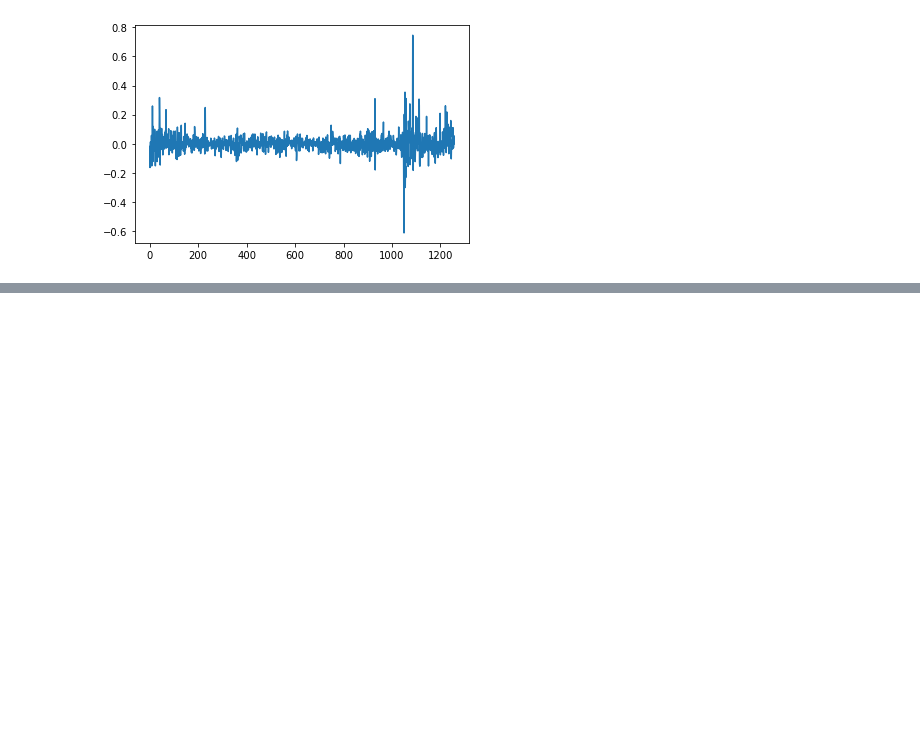
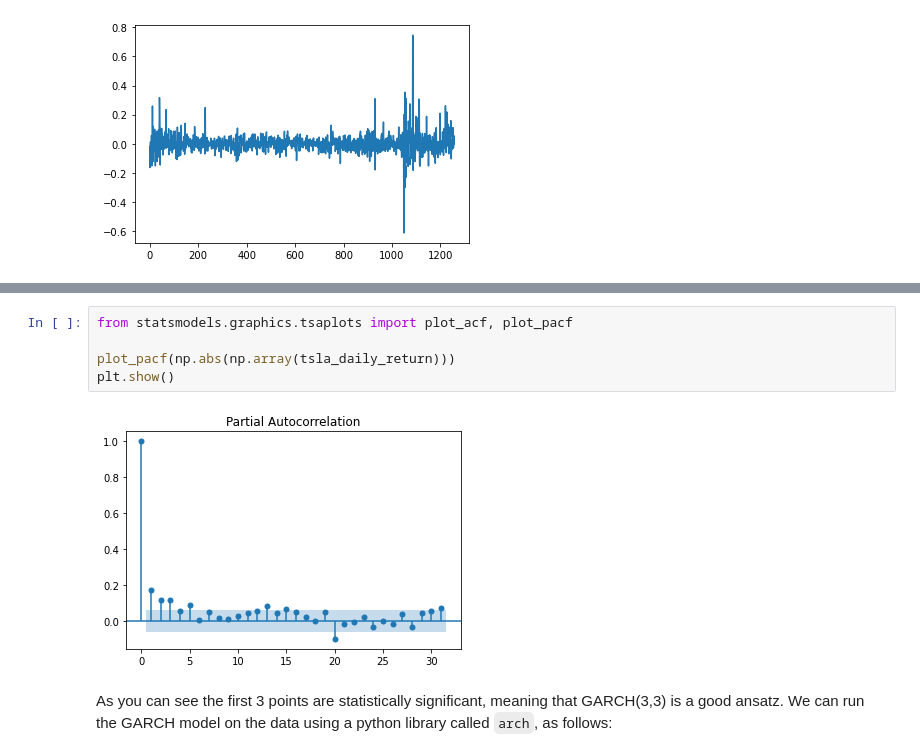
Before and after one commit to theheavygluon/Risk-Management-Course, a Jupyter notebook: Lecture 4 - Time Series Analysis.ipynb, the cells around one changed output, grey strips where cells are left out. Cells and saved outputs as stored; diff of their text form; blank space fills up the shorter version.

```diff
--- a/Lecture 4 - Time Series Analysis.ipynb
+++ b/Lecture 4 - Time Series Analysis.ipynb
@@ -514,0 +549,9 @@ Once the model has been fit and the estimated parameters have been returned, one
+# %%
+from statsmodels.graphics.tsaplots import plot_acf, plot_pacf
+
+plot_pacf(np.abs(np.array(tsla_daily_return)))
+plt.show()
+# %% [output]
+[figure, added]
+# %% [markdown]
+As you can see the first 3 points are statistically significant, meaning that GARCH(3,3) is a good ansatz. We can run the GARCH model on the data using a python library called `arch`, as follows:
```
Also changed, not shown: parts of 25 cells of this notebook.
